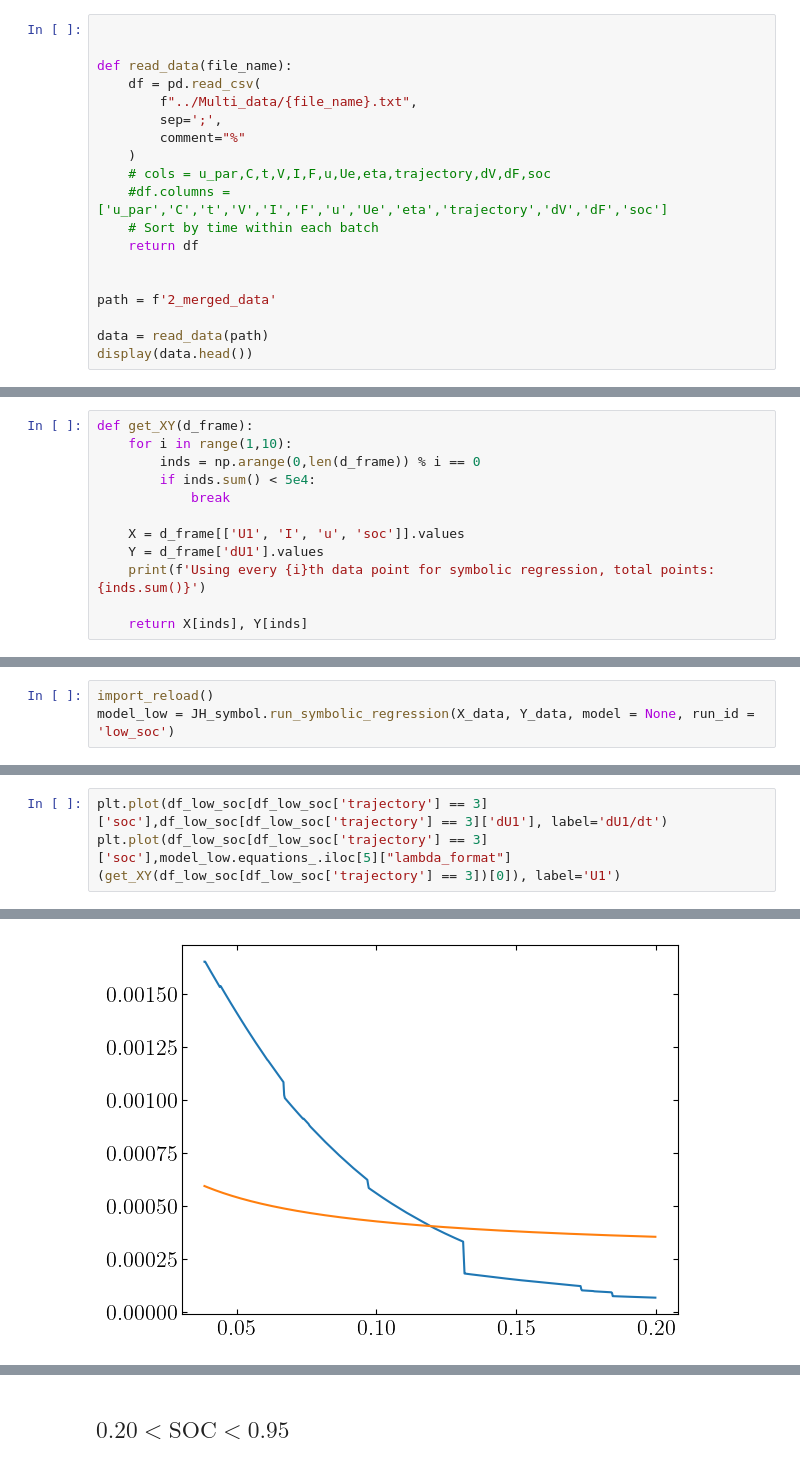
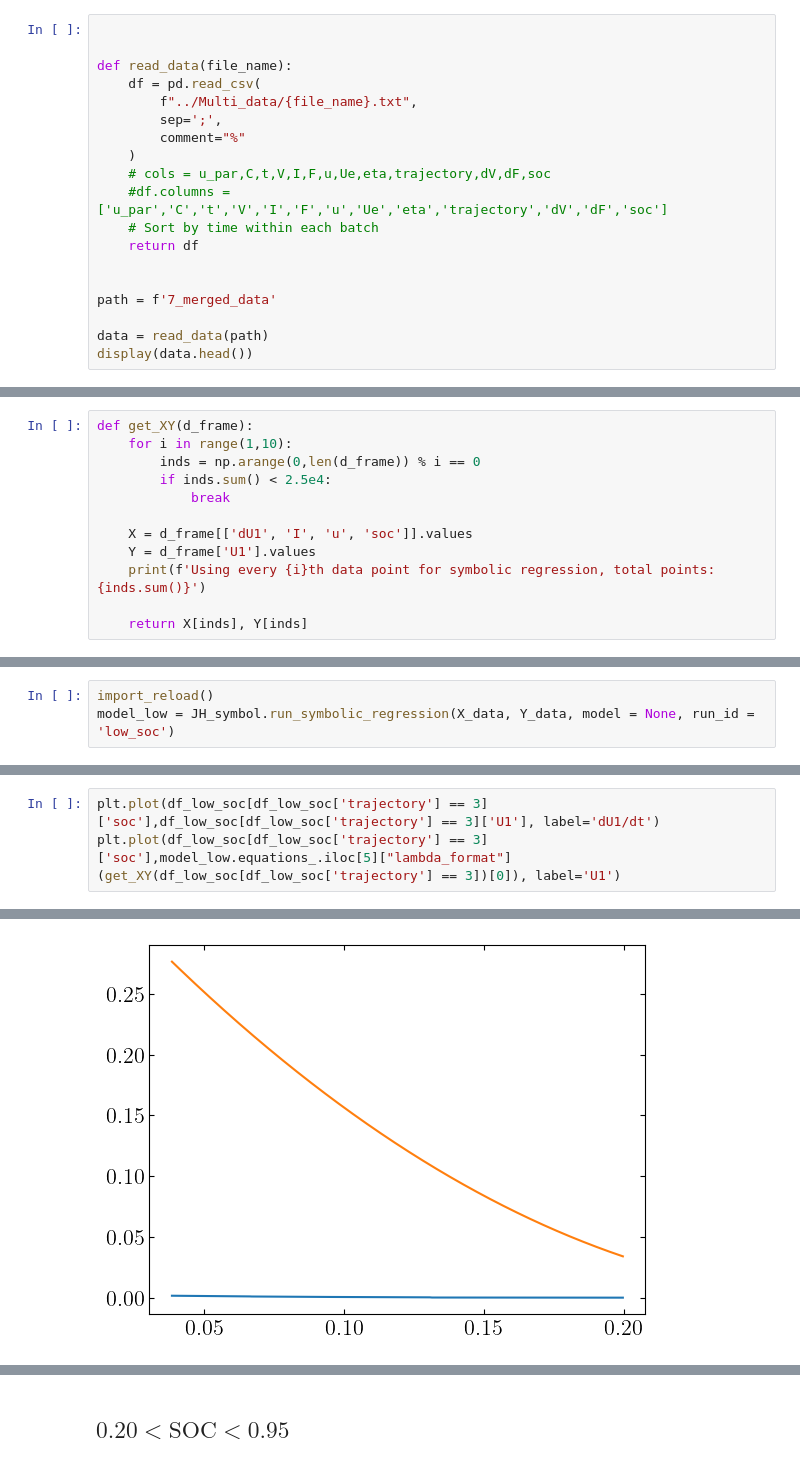
Before and after one commit to j-haralds/MSc_thesis, a Jupyter notebook: program/5_Multi/symbols/3_JH_symbol_multi.ipynb, the cells around one changed output, grey strips where cells are left out. Saved outputs shown, nothing was run; the diff lists cells and outputs as text.

```diff
--- a/program/5_Multi/symbols/3_JH_symbol_multi.ipynb
+++ b/program/5_Multi/symbols/3_JH_symbol_multi.ipynb
@@ -62,7 +60,7 @@ def read_data(file_name):
     return df
 
 
-path = f'2_merged_data'
+path = f'7_merged_data'
 
 data = read_data(path)
 display(data.head())
@@ -226,11 +221,11 @@ df.head()
 def get_XY(d_frame):
     for i in range(1,10):
         inds = np.arange(0,len(d_frame)) % i == 0
-        if inds.sum() < 5e4:
+        if inds.sum() < 2.5e4:
             break
 
-    X = d_frame[['U1', 'I', 'u', 'soc']].values
-    Y = d_frame['dU1'].values
+    X = d_frame[['dU1', 'I', 'u', 'soc']].values
+    Y = d_frame['U1'].values
     print(f'Using every {i}th data point for symbolic regression, total points: {inds.sum()}')
 
     return X[inds], Y[inds]
@@ -402,10 +397,10 @@ complexity: 9, loss: 2.8107087e-07
 # %%
-plt.plot(df_low_soc[df_low_soc['trajectory'] == 3]['soc'],df_low_soc[df_low_soc['trajectory'] == 3]['dU1'], label='dU1/dt')
+plt.plot(df_low_soc[df_low_soc['trajectory'] == 3]['soc'],df_low_soc[df_low_soc['trajectory'] == 3]['U1'], label='dU1/dt')
 plt.plot(df_low_soc[df_low_soc['trajectory'] == 3]['soc'],model_low.equations_.iloc[5]["lambda_format"](get_XY(df_low_soc[df_low_soc['trajectory'] == 3])[0]), label='U1')
 # %% [output]
 Using every 1th data point for symbolic regression, total points: 646
 [<matplotlib.lines.Line2D at 0x...>]
-[figure, old version]
+[figure, new version]
 # %%
 best = model_high.get_best()
 print("Best equation:\n",best["equation"])
```
Also changed, not shown: parts of 23 cells of this notebook, 21 other files.
